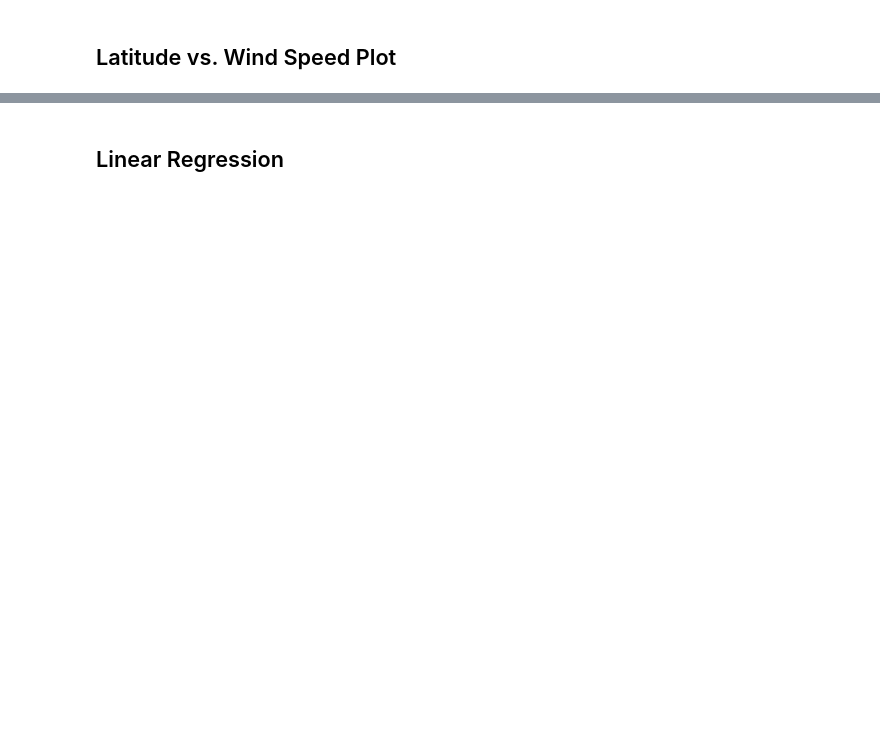
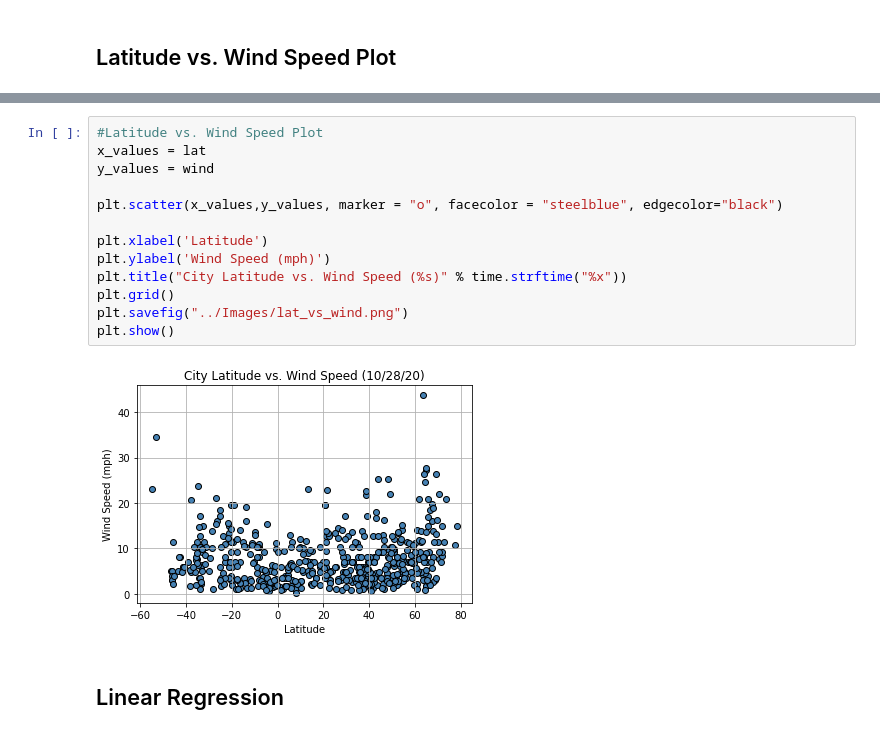
Before and after one commit to cdalsania/API-Challenge, a Jupyter notebook: WeatherPy.ipynb, the cells around one changed output, grey strips where cells are left out. Drawn from its saved outputs; the diff is of its cells as text; blank space fills up the shorter version.

```diff
--- a/WeatherPy.ipynb
+++ b/WeatherPy.ipynb
@@ -331,2 +340,17 @@ plt.show()
+# %%
+#Latitude vs. Wind Speed Plot
+x_values = lat
+y_values = wind
+
+plt.scatter(x_values,y_values, marker = "o", facecolor = "steelblue", edgecolor="black")
+
+plt.xlabel('Latitude')
+plt.ylabel('Wind Speed (mph)')
+plt.title("City Latitude vs. Wind Speed (%s)" % time.strftime("%x"))
+plt.grid()
+plt.savefig("../Images/lat_vs_wind.png")
+plt.show()
+# %% [output]
+[figure, added]
 # %% [markdown]
 ## Linear Regression
```
Also changed, not shown: parts of 4 cells of this notebook.
